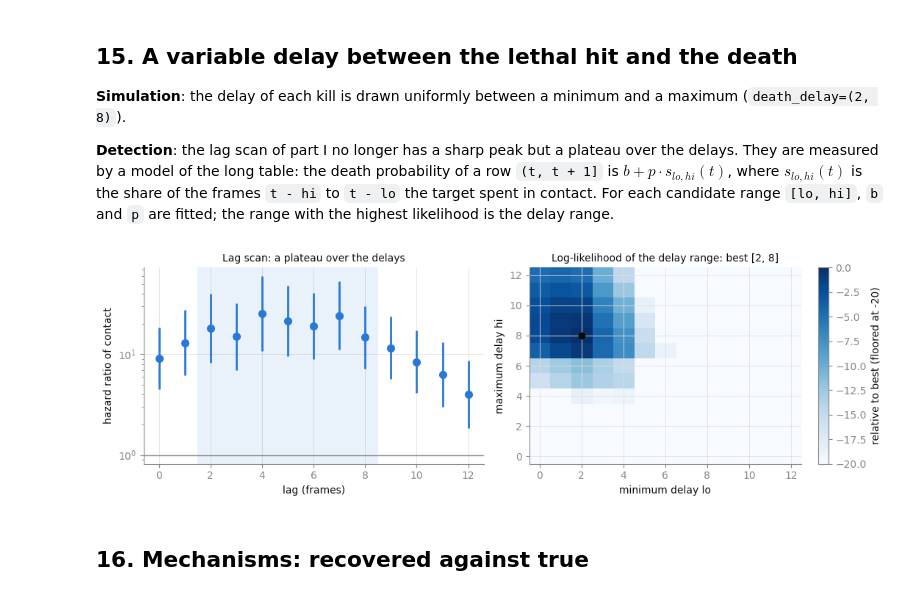
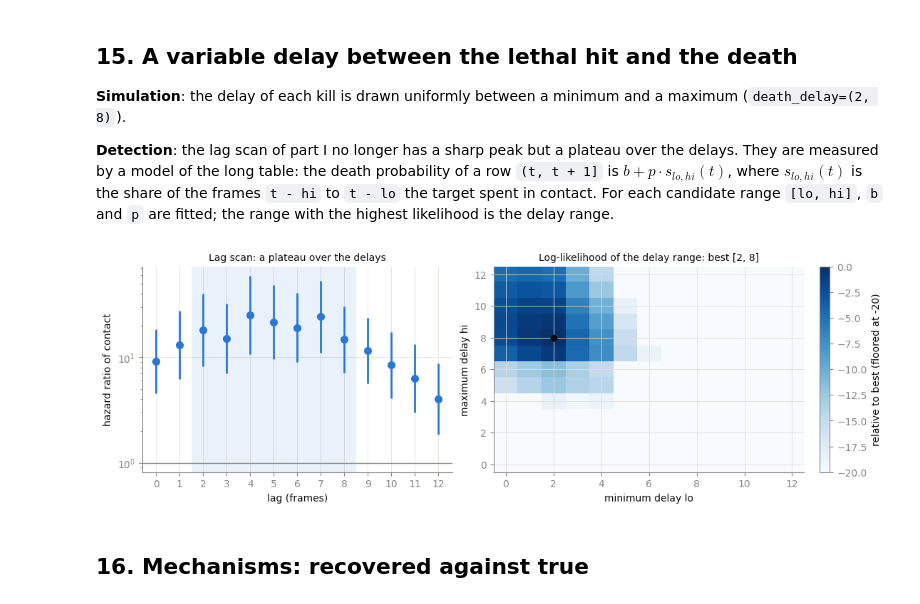
Before and after one commit to celldetective/celldetective, a Jupyter notebook: demos/synthetic_parameter_recovery.ipynb, the cells around one changed output. Saved outputs shown, nothing was run; the diff lists cells and outputs as text; code cells hidden in the pictures.

```diff
--- a/demos/synthetic_parameter_recovery.ipynb
+++ b/demos/synthetic_parameter_recovery.ipynb
@@ -44,4 +44,5 @@ plt.rcParams.update({
     "figure.dpi": 100, "axes.edgecolor": MUTED, "axes.labelcolor": INK, "xtick.color": MUTED,
     "ytick.color": MUTED, "axes.spines.top": False, "axes.spines.right": False, "axes.grid": True,
     "grid.color": GRID, "grid.linewidth": 0.6, "axes.axisbelow": True, "legend.frameon": False,
+    "text.color": INK, "axes.titlecolor": INK, "axes.titlesize": 10,
 })
@@ -249,21 +328,7 @@ print(f"{len(dead)} of {len(per_target)} targets die during the movie")
 # %%
 # The thresholded status of a few dying targets, with the step function fitted to it.
 examples = dead.sort_values("t_death").iloc[np.linspace(0, len(dead) - 1, 4).astype(int)]
-fig, axes = plt.subplots(1, len(examples), figsize=(12, 2.6), sharey=True)
-for ax, (track_id, row) in zip(axes, examples.iterrows()):
-    tr = tables["targets"][tables["targets"]["TRACK_ID"] == track_id].sort_values("FRAME")
-    status = (tr["dead_nuclei_channel_mean"] > threshold).astype(int)
-    window = (tr["FRAME"] - row["t_death"]).abs() <= 10
-    t = np.linspace(tr["FRAME"][window].min(), tr["FRAME"][window].max(), 400)
-    ax.plot(t, step_function(t, row["t_death"], 0.05), color=MUTED, lw=2, label="step fit")
-    ax.scatter(tr["FRAME"][window], status[window], s=16, color=TARGETS, zorder=3, label="status")
-    ax.axvline(row["t_death"], color=INK, lw=1, ls="--")
-    ax.set_title(f"target {track_id}: t_death = {row['t_death']:.2f}", fontsize=9, color=INK)
-    ax.set_xlabel("frame")
-axes[0].set_ylabel("dead (status)")
-axes[0].set_yticks([0, 1])
-axes[0].legend(loc="upper left")
-plt.tight_layout()
+plot_step_fits(tables["targets"], examples, threshold)
 
 # The fitted step sits between the last frame alive and the first frame dead:
 # rounded up, it is the first frame where the target is seen dead.
@@ -977,48 +989,36 @@ the delay range.
 # %%
 dly = run_experiment({**BIG, "n_effectors": 40, "death_probability": 0.06, "death_delay": (2, 8)})
 K = 12
 contact = (dly["reference"].set_index(["TRACK_ID", "FRAME"])[f"inclusive_count_{NEIGHBORHOOD}"] > 0).astype(float)
 long = dly["long"]
 past = np.array([[contact.get((track, t - k), 0.0) for k in range(K + 1)]
                  for track, t in zip(long["TRACK_ID"], long["start"].astype(int))])
 y = long["event"].to_numpy()
 
 surface = np.full((K + 1, K + 1), np.nan)
 for lo in range(K + 1):
     for hi in range(lo, K + 1):
         share = past[:, lo:hi + 1].mean(axis=1)
         fit = minimize(lambda th: binomial_nll(th[0] + (1 - th[0]) * th[1] * share, y), [0.001, 0.05],
                        bounds=[(0, 0.5), (1e-5, 0.99)], method="L-BFGS-B")
         surface[lo, hi] = -fit.fun
 lo_hat, hi_hat = np.unravel_index(np.nanargmax(surface), surface.shape)
 
-lag_fits = []
-for lag in range(K + 1):
-    t = time_varying_table(dly["reference"], NEIGHBORHOOD, "death", lag=lag, duration_unit="frame")
-    lag_fits.append(fit_contact_hazard(t, ["in_contact"])[1].iloc[0])
-lag_fits = pd.DataFrame(lag_fits, index=range(K + 1))
+lag_fits = lag_scan(dly["reference"], range(K + 1))
 
-fig, axes = plt.subplots(1, 2, figsize=(11, 3.6))
-axes[0].errorbar(lag_fits.index, lag_fits["hazard_ratio"],
-                 yerr=[lag_fits["hazard_ratio"] - lag_fits["ci_lower"], lag_fits["ci_upper"] - lag_fits["hazard_ratio"]],
-                 fmt="o", color=TARGETS, ms=7, lw=2, capsize=0)
+axes = panels(2, (5.5, 3.6))
+plot_hazard_ratios(axes[0], lag_fits)
 axes[0].axvspan(lo_hat - 0.5, hi_hat + 0.5, color=TARGETS, alpha=0.1, lw=0)
-axes[0].axhline(1, color=MUTED, lw=1)
-axes[0].set_yscale("log")
-axes[0].set_xlabel("lag (frames)")
-axes[0].set_ylabel("hazard ratio of contact")
-axes[0].set_title("Lag scan: a plateau over the delays", color=INK, fontsize=10)
+axes[0].set(xlabel="lag (frames)", title="Lag scan: a plateau over the delays")
 rel = surface - np.nanmax(surface)
 im = axes[1].imshow(np.where(rel > -20, rel, -20).T, origin="lower", cmap="Blues", aspect="auto")
 axes[1].plot(lo_hat, hi_hat, "o", color=INK)
-axes[1].set_xlabel("minimum delay lo")
-axes[1].set_ylabel("maximum delay hi")
-axes[1].set_title(f"Log-likelihood of the delay range: best [{lo_hat}, {hi_hat}]", color=INK, fontsize=10)
-fig.colorbar(im, ax=axes[1], label="relative to best (floored at -20)")
-plt.tight_layout()
+axes[1].set(xlabel="minimum delay lo", ylabel="maximum delay hi",
+            title=f"Log-likelihood of the delay range: best [{lo_hat}, {hi_hat}]")
+axes[1].figure.colorbar(im, ax=axes[1], label="relative to best (floored at -20)")
 mechanisms.append(("variable delay", "death_delay", (2, 8), (int(lo_hat), int(hi_hat)), "likelihood of the delay range"))
 # %% [output]
-[figure, old version]
+[figure, new version]
 # %% [markdown]
 ## 16. Mechanisms: recovered against true
 # %%
```
Also changed, not shown: parts of 32 cells of this notebook.
